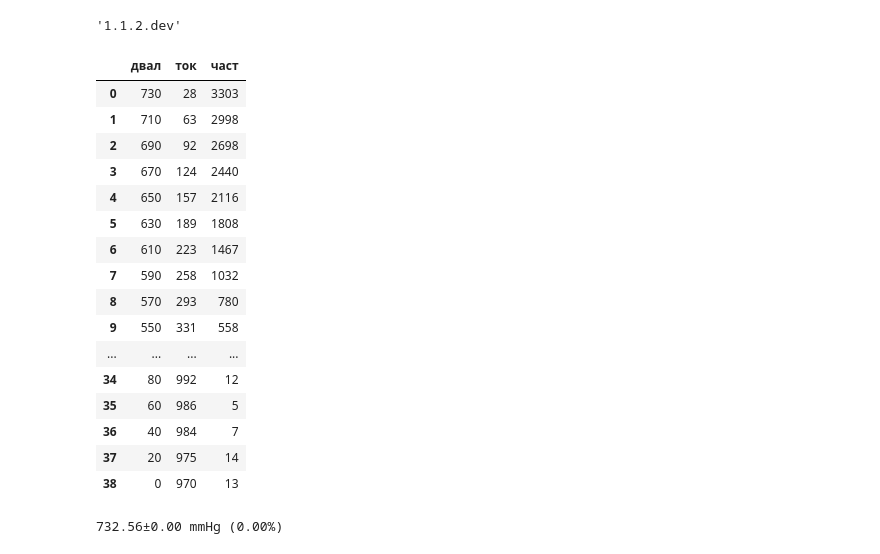
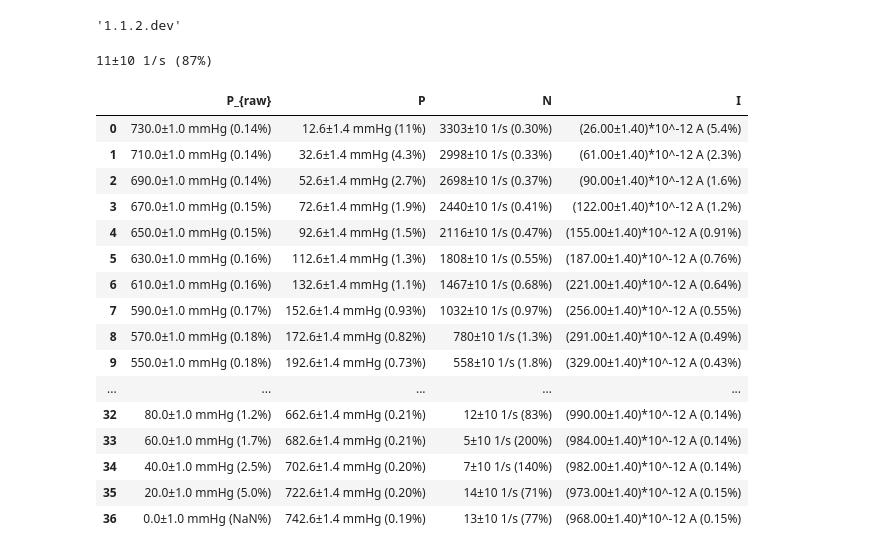
Before and after one commit to Wiki-fan/miptlabs, a Jupyter notebook: К 4.2 Альфа-частицы/lab4.2.ipynb, the cells around one changed output. Cells and saved outputs as stored; diff of their text form; code cells hidden in the pictures.

```diff
--- a/К 4.2 Альфа-частицы/lab4.2.ipynb
+++ b/К 4.2 Альфа-частицы/lab4.2.ipynb
@@ -32,24 +32,6 @@ sp.__version__
 '1.1.2.dev'
 # %%
 data = pd.read_csv('4.2.csv')
-display(data)
+#display(data)
-# %% [output]
-|  | двал | ток | част |
-| 0 | 730 | 28 | 3303 |
-| 1 | 710 | 63 | 2998 |
-| 2 | 690 | 92 | 2698 |
-| 3 | 670 | 124 | 2440 |
-| 4 | 650 | 157 | 2116 |
-| 5 | 630 | 189 | 1808 |
-| 6 | 610 | 223 | 1467 |
-| 7 | 590 | 258 | 1032 |
-| 8 | 570 | 293 | 780 |
-| 9 | 550 | 331 | 558 |
-| ... | ... | ... | ... |
-| 34 | 80 | 992 | 12 |
-| 35 | 60 | 986 | 5 |
-| 36 | 40 | 984 | 7 |
-| 37 | 20 | 975 | 14 |
-| 38 | 0 | 970 | 13 |
 # %%
 # Камера
@@ -62,4 +45,27 @@ needed = ml.PQ(10*u.torr, is_const=True).repr_as(u.mmHg)
-# %%
-P0.repr_as(u.torr)-needed
-# %% [output]
-732.56±0.00 mmHg (0.00%)
+# %%
+df1 = pd.DataFrame()
+df1['P_{raw}'] = ml.get_column(data, 'P_raw', lambda row: ml.PQ(row['P_raw']*u.torr, sigma=1.0*u.torr))
+df1['P'] = P0-df1['P_{raw}']
+df1['N'] = ml.get_column(data, 'N', lambda row: ml.PQ(row['N']/u.s, sigma=10/u.s))
+df1['I'] = ml.get_column(data, 'I', lambda row: ml.PQ(row['I']*10**-12*u.A, sigma=1*10**-12*u.A))-I0
+print(ml.get_mean(df1['N'][18:]))
+display(df1)
+# %% [output]
+11±10 1/s (87%)
+|  | P_{raw} | P | N | I |
+| 0 | 730.0±1.0 mmHg (0.14%) | 12.6±1.4 mmHg (11%) | 3303±10 1/s (0.30%) | (26.00±1.40)*10^-12 A (5.4%) |
+| 1 | 710.0±1.0 mmHg (0.14%) | 32.6±1.4 mmHg (4.3%) | 2998±10 1/s (0.33%) | (61.00±1.40)*10^-12 A (2.3%) |
+| 2 | 690.0±1.0 mmHg (0.14%) | 52.6±1.4 mmHg (2.7%) | 2698±10 1/s (0.37%) | (90.00±1.40)*10^-12 A (1.6%) |
+| 3 | 670.0±1.0 mmHg (0.15%) | 72.6±1.4 mmHg (1.9%) | 2440±10 1/s (0.41%) | (122.00±1.40)*10^-12 A (1.2%) |
+| 4 | 650.0±1.0 mmHg (0.15%) | 92.6±1.4 mmHg (1.5%) | 2116±10 1/s (0.47%) | (155.00±1.40)*10^-12 A (0.91%) |
+| 5 | 630.0±1.0 mmHg (0.16%) | 112.6±1.4 mmHg (1.3%) | 1808±10 1/s (0.55%) | (187.00±1.40)*10^-12 A (0.76%) |
+| 6 | 610.0±1.0 mmHg (0.16%) | 132.6±1.4 mmHg (1.1%) | 1467±10 1/s (0.68%) | (221.00±1.40)*10^-12 A (0.64%) |
+| 7 | 590.0±1.0 mmHg (0.17%) | 152.6±1.4 mmHg (0.93%) | 1032±10 1/s (0.97%) | (256.00±1.40)*10^-12 A (0.55%) |
+| 8 | 570.0±1.0 mmHg (0.18%) | 172.6±1.4 mmHg (0.82%) | 780±10 1/s (1.3%) | (291.00±1.40)*10^-12 A (0.49%) |
+| 9 | 550.0±1.0 mmHg (0.18%) | 192.6±1.4 mmHg (0.73%) | 558±10 1/s (1.8%) | (329.00±1.40)*10^-12 A (0.43%) |
+| ... | ... | ... | ... | ... |
+| 32 | 80.0±1.0 mmHg (1.2%) | 662.6±1.4 mmHg (0.21%) | 12±10 1/s (83%) | (990.00±1.40)*10^-12 A (0.14%) |
+| 33 | 60.0±1.0 mmHg (1.7%) | 682.6±1.4 mmHg (0.21%) | 5±10 1/s (200%) | (984.00±1.40)*10^-12 A (0.14%) |
+| 34 | 40.0±1.0 mmHg (2.5%) | 702.6±1.4 mmHg (0.20%) | 7±10 1/s (140%) | (982.00±1.40)*10^-12 A (0.14%) |
+| 35 | 20.0±1.0 mmHg (5.0%) | 722.6±1.4 mmHg (0.20%) | 14±10 1/s (71%) | (973.00±1.40)*10^-12 A (0.15%) |
+| 36 | 0.0±1.0 mmHg (NaN%) | 742.6±1.4 mmHg (0.19%) | 13±10 1/s (77%) | (968.00±1.40)*10^-12 A (0.15%) |
```
Also changed, not shown: parts of 7 cells of this notebook, 3 other files.
